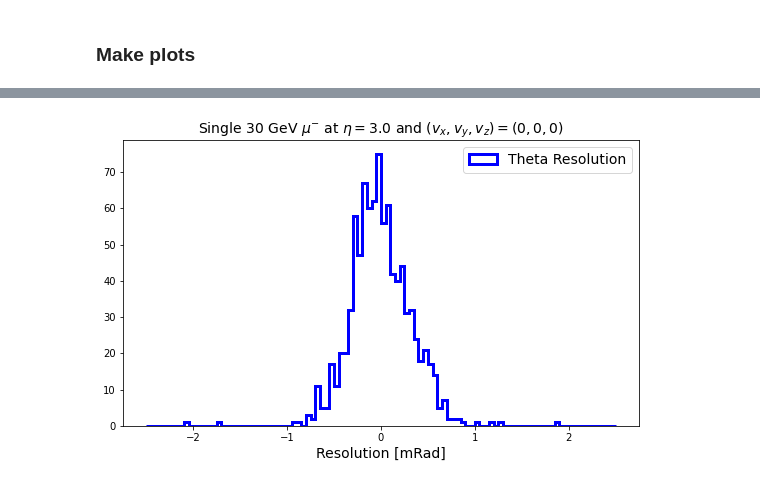
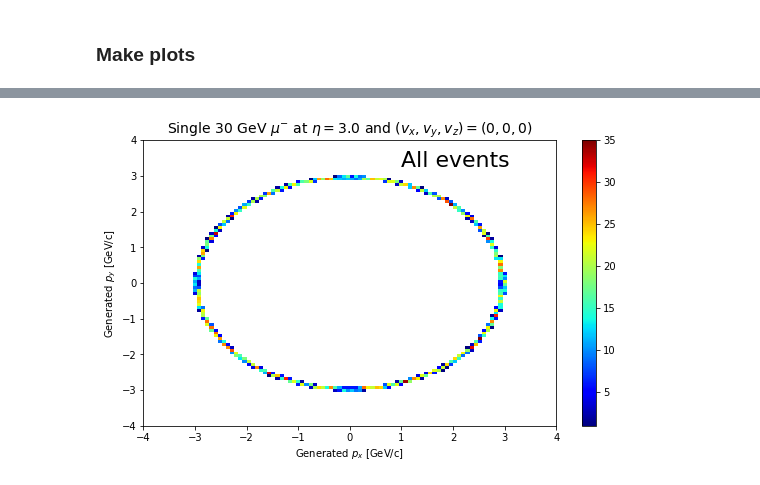
Before and after one commit to bschmookler/star-analysis, a Jupyter notebook: analysis/FwdTrk_analysis.ipynb, the cells around one changed output, grey strips where cells are left out. Drawn from its saved outputs; the diff is of its cells as text; code cells hidden in the pictures.

Commit message:
Updated tracking simulation

```diff
--- a/analysis/FwdTrk_analysis.ipynb
+++ b/analysis/FwdTrk_analysis.ipynb
@@ -116,16 +116,85 @@ print(ak.count(rec_pt))
 # %% [markdown]
 ### Make plots
 # %%
-#For reconstruction plots, remove events with no reconstructed tracks
-particles_wtrk = particles[num_trk>0]
-rec_particles_wtrk = rec_particles[num_trk>0]
-rec_charge_wtrk = rec_charge[num_trk>0]
+#Output pdf file
+pp1 = PdfPages('Single_muon_30GeV.pdf')
+
+## Plot 1 -- number of reconstructed tracks
+labels, counts = np.unique(num_trk, return_counts=True)
+plt.bar(labels, counts, align='center',label="Number of reconstructed tracks")
+plt.gca().set_xticks(labels)
+plt.xlabel("Number of tracks",fontsize=14)
+plt.title('Single 30 GeV $\mu^{-}$ at $\eta = 3.0$ and $(v_{x},v_{y},v_{z}) = (0,0,0)$',fontsize=14)
+#plt.legend(fontsize=14)
+
+#Figure Output
+fig = plt.gcf()
+fig.set_size_inches(18.5/2, 10.5/2)
+plt.show()
+fig.savefig(pp1, format='pdf')
+
+## For track reconstruction plots, remove events with no or multiple reconstructed tracks
+particles_wtrk = particles[num_trk==1]
+particles_notrk = particles[num_trk==0]
+rec_particles_wtrk = rec_particles[num_trk==1]
+rec_charge_wtrk = rec_charge[num_trk==1]
 
 #For testing
 print(ak.count(particles_wtrk,axis=0))
 print(ak.count(rec_particles_wtrk,axis=0))
 
-## Plot 1 -- momentum resolution in %
+## Plot 2a -- generated particle px vs py
+counts, xedges, yedges, im = plt.hist2d(np.array(ak.flatten(particles.px)),np.array(ak.flatten(particles.py)),
+                                        bins=(100,100),range=([-4,4],[-4,4]),
+                                        cmap=plt.cm.jet,cmin = 1)
+plt.title('Single 30 GeV $\mu^{-}$ at $\eta = 3.0$ and $(v_{x},v_{y},v_{z}) = (0,0,0)$',fontsize=14)
+plt.xlabel("Generated $p_x$ [GeV/c]")
+plt.ylabel("Generated $p_y$ [GeV/c]")
+
+plt.text(1.0,3.25,"All events",fontsize=22)
+plt.colorbar(im)
+
+#Figure Output
+fig = plt.gcf()
+fig.set_size_inches(18.5/2, 10.5/2)
+plt.show()
+fig.savefig(pp1, format='pdf')
+
+## Plot 2b -- generated particle px vs py, with 1 reconstructed track
+counts, xedges, yedges, im = plt.hist2d(np.array(ak.flatten(particles_wtrk.px)),np.array(ak.flatten(particles_wtrk.py)),
+                                        bins=(100,100),range=([-4,4],[-4,4]),
+                                        cmap=plt.cm.jet,cmin = 1)
+plt.title('Single 30 GeV $\mu^{-}$ at $\eta = 3.0$ and $(v_{x},v_{y},v_{z}) = (0,0,0)$',fontsize=14)
+plt.xlabel("Generated $p_x$ [GeV/c]")
+plt.ylabel("Generated $p_y$ [GeV/c]")
+
+plt.text(0.25,3.25,"Events w/ 1 track",fontsize=20)
+plt.colorbar(im)
+
+#Figure Output
+fig = plt.gcf()
+fig.set_size_inches(18.5/2, 10.5/2)
+plt.show()
+fig.savefig(pp1, format='pdf')
+
+## Plot 2c -- generated particle px vs py, with 0 reconstructed track
+counts, xedges, yedges, im = plt.hist2d(np.array(ak.flatten(particles_notrk.px)),np.array(ak.flatten(particles_notrk.py)),
+                                        bins=(100,100),range=([-4,4],[-4,4]),
+                                        cmap=plt.cm.jet,cmin = 1)
+plt.title('Single 30 GeV $\mu^{-}$ at $\eta = 3.0$ and $(v_{x},v_{y},v_{z}) = (0,0,0)$',fontsize=14)
+plt.xlabel("Generated $p_x$ [GeV/c]")
+plt.ylabel("Generated $p_y$ [GeV/c]")
+
+plt.text(0.25,3.25,"Events w/ 0 tracks",fontsize=20)
+plt.colorbar(im)
+
+#Figure Output
+fig = plt.gcf()
+fig.set_size_inches(18.5/2, 10.5/2)
+plt.show()
+fig.savefig(pp1, format='pdf')
+
+## Plot 3 -- momentum resolution in %
 mom_res = 100.*( (rec_particles_wtrk.p-particles_wtrk.p) / particles_wtrk.p)
 
 plt.hist(mom_res,label="Momentum Resolution",histtype='step',ec='blue',
@@ -138,8 +207,9 @@ plt.legend(fontsize=14)
 fig = plt.gcf()
 fig.set_size_inches(18.5/2, 10.5/2)
 plt.show()
+fig.savefig(pp1, format='pdf')
 
-## Plot 2 -- Theta resolution in mRad
+## Plot 4 -- Theta resolution in mRad
 theta_res = 1000.* (rec_particles_wtrk.theta-particles_wtrk.theta)
 
 plt.hist(theta_res,label="Theta Resolution",histtype='step',ec='blue',
@@ -152,8 +222,9 @@ plt.legend(fontsize=14)
 fig = plt.gcf()
 fig.set_size_inches(18.5/2, 10.5/2)
 plt.show()
+fig.savefig(pp1, format='pdf')
 
-## Plot 3 -- Phi resolution in mRad
+## Plot 5 -- Phi resolution in mRad
 phi_res = 1000.* (rec_particles_wtrk.phi-particles_wtrk.phi)
 
 plt.hist(phi_res,label="Phi Resolution",histtype='step',ec='blue',
@@ -166,8 +237,9 @@ plt.legend(fontsize=14)
 fig = plt.gcf()
 fig.set_size_inches(18.5/2, 10.5/2)
 plt.show()
+fig.savefig(pp1, format='pdf')
 
-## Plot 4 -- Reconstructed charge
+## Plot 6 -- Reconstructed charge
 plt.hist(rec_charge_wtrk,label="Reconstructed Charge",histtype='step',ec='blue',
          lw=3,bins=100,range=[-2,2])
 plt.xlabel("Charge",fontsize=14)
@@ -178,4 +250,8 @@ plt.legend(fontsize=14)
 fig = plt.gcf()
 fig.set_size_inches(18.5/2, 10.5/2)
 plt.show()
+fig.savefig(pp1, format='pdf')
+
+#Close file
+pp1.close()
 # %% [output]
@@ -185 +261 @@ plt.show()
-[figure, old version]
+[figure, new version]
```
Also changed, not shown: parts of 3 cells of this notebook, 8 other files.
